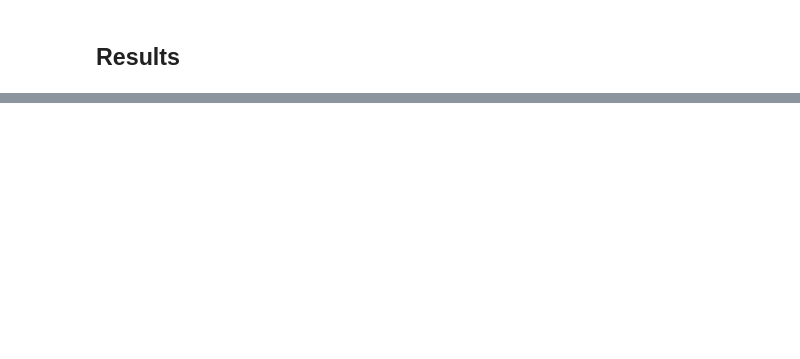
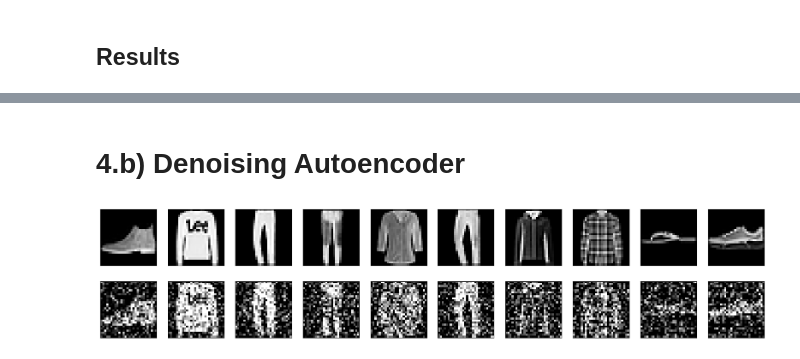
Before and after one commit to VictorOrtins/DeepLearning, a Jupyter notebook: Questao4/4.ipynb, the cells around one changed output, grey strips where cells are left out. Saved outputs shown, nothing was run; the diff lists cells and outputs as text; code cells hidden in the pictures; blank space fills up the shorter version.

```diff
--- a/Questao4/4.ipynb
+++ b/Questao4/4.ipynb
@@ -264 +324,35 @@ Resultados para o Autoencoder Convolucional:
 [figure]
+# %% [markdown]
+# 4.b) Denoising Autoencoder
+# %%
+def noise(inputs, noise_factor=0.4):
+    noisy_array = inputs + noise_factor * np.random.normal(
+        loc=0.0, scale=1.0, size=inputs.shape
+    )
+
+    return np.clip(noisy_array, 0.0, 1.0)
+
+def display(array1, array2):
+    n = 10
+    images1 = array1[:n, :]
+    images2 = array2[:n, :]
+
+    plt.figure(figsize=(20, 4))
+    for i, (image1, image2) in enumerate(zip(images1, images2)):
+        ax = plt.subplot(2, n, i + 1)
+        plt.imshow(image1.reshape(28, 28))
+        plt.gray()
+        ax.get_xaxis().set_visible(False)
+        ax.get_yaxis().set_visible(False)
+
+        ax = plt.subplot(2, n, i + 1 + n)
+        plt.imshow(image2.reshape(28, 28))
+        plt.gray()
+        ax.get_xaxis().set_visible(False)
+        ax.get_yaxis().set_visible(False)
+
+    plt.show()
+# %%
+display(x_test_conv, noise(x_test_conv))
+# %% [output]
+[figure, added]
```
Also changed, not shown: parts of 11 cells of this notebook, 3 other files.
